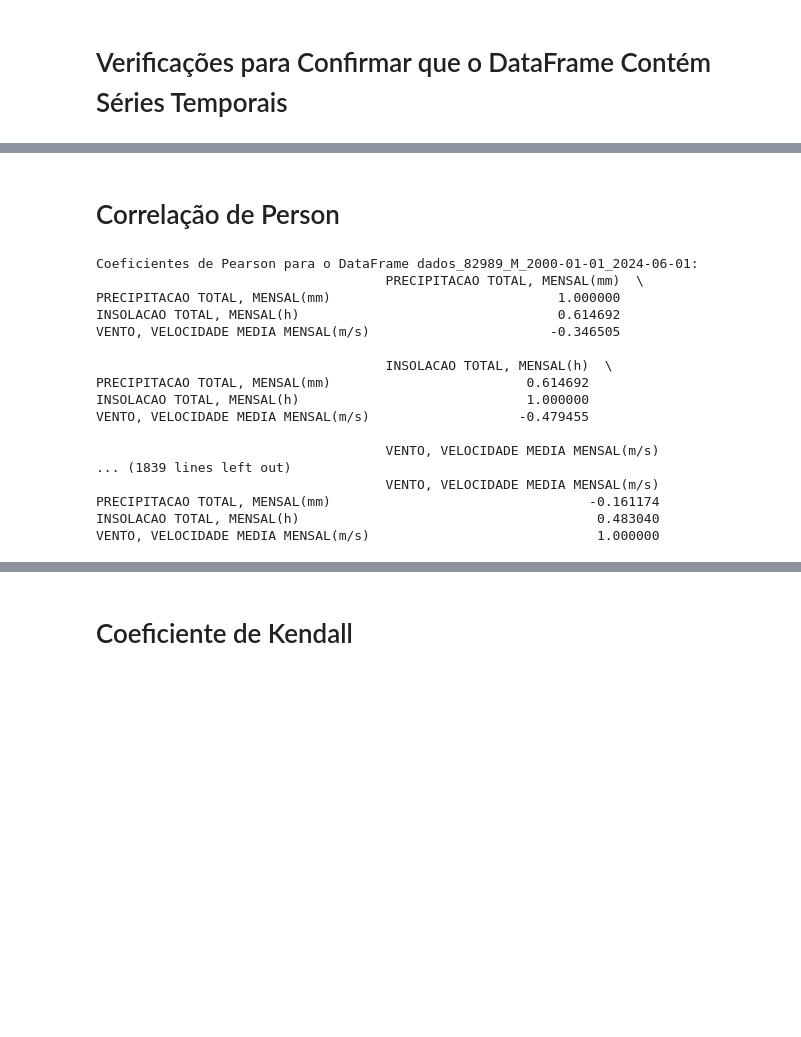
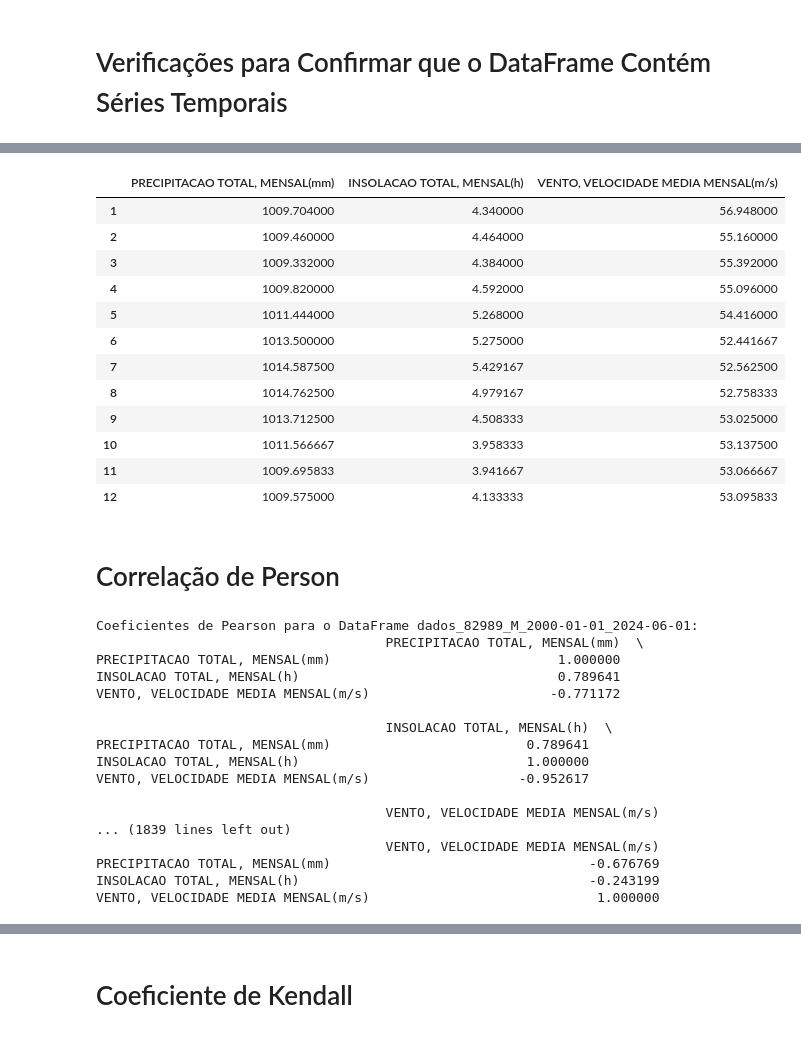
Before and after one commit to maryofcarmo/AULA01, a Jupyter notebook: TCC.ipynb, the cells around one changed output, grey strips where cells are left out. Saved outputs shown, nothing was run; the diff lists cells and outputs as text; code cells hidden in the pictures; blank space fills up the shorter version.

```diff
--- a/TCC.ipynb
+++ b/TCC.ipynb
@@ -246,9 +249,0 @@ series_temporais = {}
-# %%
-colunas_para_converter = ['PRECIPITACAO TOTAL, MENSAL(mm)', 'INSOLACAO TOTAL, MENSAL(h)', 'VENTO, VELOCIDADE MEDIA MENSAL(m/s)']
-
-# Loop para iterar sobre cada DataFrame no dicionário
-for nome_df, df in dataframes.items():
-    # Transformar as colunas desejadas em séries temporais, aqui usa-se a função criada para transformação do df em série temporal
-    serie_temp = transformar_em_serie_temporal(df, coluna_data, colunas_valores)
-    # Armazenar a série temporal resultante no dicionário
-    series_temporais[nome_df] = serie_temp
@@ -286,11 +249,0 @@ dtype: object
-# %%
-# pegando um unico dataframe no dicionário de séries temporais e verificando se realmente é uma série
-df = series_temporais['dados_82976_M_2000-01-01_2021-07-31']
-
-# Verificando se o DataFrame é uma série temporal
-is_time_series = isinstance(df.index, pd.DatetimeIndex)
-
-print(f"O DataFrame é uma série temporal: {is_time_series}")
-
-# Verificação adicional do tipo de dados do índice
-print(f"Tipo de dados do índice: {df.index.dtype}")
@@ -341,3 +310,19 @@ def limpar_dados(df):
+# %%
+ano_caracteristico['dados_83097_M_2000-01-01_2024-06-01']
+# %% [output]
+|  | PRECIPITACAO TOTAL, MENSAL(mm) | INSOLACAO TOTAL, MENSAL(h) | VENTO, VELOCIDADE MEDIA MENSAL(m/s) |
+| 1 | 1009.704000 | 4.340000 | 56.948000 |
+| 2 | 1009.460000 | 4.464000 | 55.160000 |
+| 3 | 1009.332000 | 4.384000 | 55.392000 |
+| 4 | 1009.820000 | 4.592000 | 55.096000 |
+| 5 | 1011.444000 | 5.268000 | 54.416000 |
+| 6 | 1013.500000 | 5.275000 | 52.441667 |
+| 7 | 1014.587500 | 5.429167 | 52.562500 |
+| 8 | 1014.762500 | 4.979167 | 52.758333 |
+| 9 | 1013.712500 | 4.508333 | 53.025000 |
+| 10 | 1011.566667 | 3.958333 | 53.137500 |
+| 11 | 1009.695833 | 3.941667 | 53.066667 |
+| 12 | 1009.575000 | 4.133333 | 53.095833 |
 # %% [markdown]
 # Correlação de Person
 # %%
@@ -345,7 +330,7 @@ def limpar_dados(df):
 pearson_results = {}
 
 # Loop para iterar sobre cada DataFrame no dicionário
-for nome_serie, serie in series_temporais.items():
+for nome_serie, serie in ano_caracteristico.items():
     # Calculando o coeficiente de Pearson entre cada par de colunas
     pearson_matrix = serie.corr(method='pearson')
 
@@ -361,19 +346,19 @@ for nome_serie, pearson_matrix in pearson_results.items():
 Coeficientes de Pearson para o DataFrame dados_82989_M_2000-01-01_2024-06-01:
                                      PRECIPITACAO TOTAL, MENSAL(mm)  \
 PRECIPITACAO TOTAL, MENSAL(mm)                             1.000000
-INSOLACAO TOTAL, MENSAL(h)                                 0.614692
-VENTO, VELOCIDADE MEDIA MENSAL(m/s)                       -0.346505
+INSOLACAO TOTAL, MENSAL(h)                                 0.789641
+VENTO, VELOCIDADE MEDIA MENSAL(m/s)                       -0.771172
 
                                      INSOLACAO TOTAL, MENSAL(h)  \
-PRECIPITACAO TOTAL, MENSAL(mm)                         0.614692
+PRECIPITACAO TOTAL, MENSAL(mm)                         0.789641
 INSOLACAO TOTAL, MENSAL(h)                             1.000000
-VENTO, VELOCIDADE MEDIA MENSAL(m/s)                   -0.479455
+VENTO, VELOCIDADE MEDIA MENSAL(m/s)                   -0.952617
 
                                      VENTO, VELOCIDADE MEDIA MENSAL(m/s)
 ... (1839 lines left out)
                                      VENTO, VELOCIDADE MEDIA MENSAL(m/s)
-PRECIPITACAO TOTAL, MENSAL(mm)                                 -0.161174
-INSOLACAO TOTAL, MENSAL(h)                                      0.483040
+PRECIPITACAO TOTAL, MENSAL(mm)                                 -0.676769
+INSOLACAO TOTAL, MENSAL(h)                                     -0.243199
 VENTO, VELOCIDADE MEDIA MENSAL(m/s)                             1.000000
 # %%
 # Exemplo de como acessar uma das matrizes de correlação de person resultante
```
Also changed, not shown: parts of 30 cells of this notebook.
